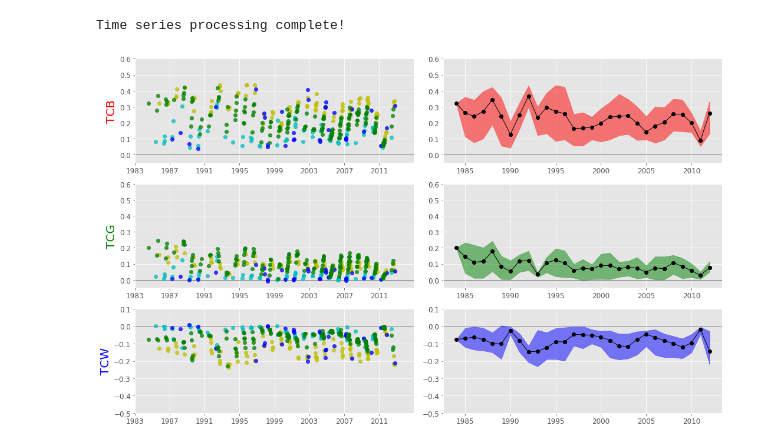
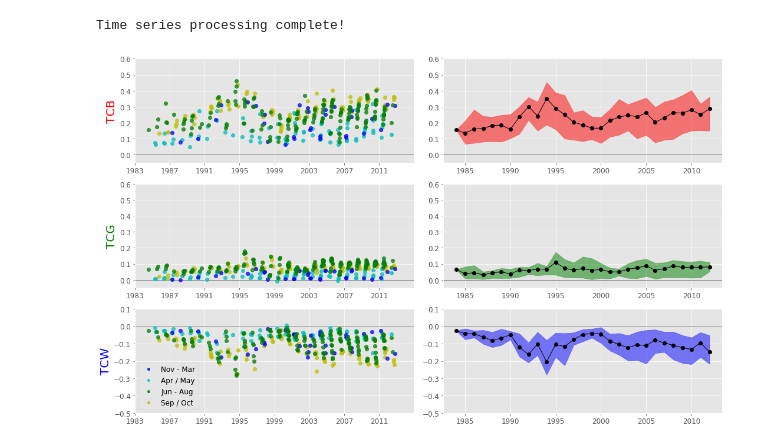
Before and after one commit to parevalo/dataviz, a Jupyter notebook: figures_general.ipynb, the cells around one changed output. Drawn from its saved outputs; the diff is of its cells as text; code cells hidden in the pictures.

Commit message:
added legend for seasonal symbology

```diff
--- a/figures_general.ipynb
+++ b/figures_general.ipynb
@@ -36,6 +36,17 @@ SEASONS = {
     'summer': ((6, 7, 8), 'g', 0.75,),
     'fall': ((9, 10), 'y', 0.75)
 }
+
+# SETUP LEGEND
+# TODO: Make this more general! Can use dictionary above
+winter = mlines.Line2D([], [], linewidth=0, color='b', marker='o',
+                          markersize=4, label='Nov - Mar', alpha=0.8)
+spring = mlines.Line2D([], [], linewidth=0, color='c', marker='o',
+                          markersize=4, label='Apr / May', alpha=0.8)
+summer = mlines.Line2D([], [], linewidth=0, color='g', marker='o',
+                          markersize=4, label='Jun - Aug', alpha=0.8)
+fall = mlines.Line2D([], [], linewidth=0, color='y', marker='o',
+                          markersize=4, label='Sep / Oct', alpha=0.8)
 # %%
 ## SPECIFY CONFIG FILE
 config_file = '/projectnb/landsat/users/valpasq/LCMS/stacks/p045r030/p045r030_config_LCMS.yaml'
@@ -47,9 +58,9 @@ cfg = parse_config_file(config_file)
 df = csvfile_to_dataframe(cfg['dataset']['input_file'], \
                           date_format=cfg['dataset']['date_format'])
 # %%
-# SPECIFY PIXEL ROW AND COLUMN
-py = 4881 # row
-px = 4368 # column
+# 4855 PIXEL ROW AND COLUMN
+py = 4855 # row
+px = 4195 # column
 name = 'Riverine' # pixel name (for plot titles)
 
 # SPECIFY DATES for vertical lines on TS figures
@@ -196,6 +207,7 @@ plt.xlim((xmin, xmax))
 #plt_mean = mlines.Line2D([], [], linewidth=0, color='k', marker='o',
 #                          markersize=5, label='mean')
 #plt.legend(handles=[plt_mean], fontsize=16, loc='best')
+plt.legend(handles=[winter, spring, summer, fall], fontsize=12)
 
 ### Summary view
 ax = fig.add_subplot(322)
@@ -258,31 +270,33 @@ ax = fig.add_subplot(325)
 plt.axhline(0, lw=0.5, color='k', ls='-') # add y=0 reference line
 months = np.array([d.month for d in dt_dates_fmask])
 for season_months, color, alpha in SEASONS.values():
     season_idx = np.in1d(months, season_months)
     plt.plot(dt_dates_fmask[season_idx], Y_fmask[9][season_idx], marker='o',
              mec=color, mfc=color, alpha=alpha, ls='')
 #TCW_mean_arr = np.asarray(TCW_mean)
 #for index, tcw in enumerate(TCW_mean):
 #    date = dt.date(year_group_fmask.groups.keys()[index], 6, 1)
 #    plt.plot(date, tcw, 'ko')
 plt.yticks(fontsize=12)
 plt.xticks(fontsize=12, rotation=0)
 plt.ylabel('TCW', fontsize=20, color='b')
 plt.ylim((-0.5, 0.1000))
 plt.xlim((xmin, xmax))
 
 ### Summary view
 ax = fig.add_subplot(326)
 plt.axhline(0, lw=0.5, color='k', ls='-') # add y=0 reference line
 plt.plot(TCW_mean, lw=1, color='k', ls='-', marker='o')
 plt.fill_between(TCW_iqr_H.keys().levels[0], TCW_iqr_H[:].values, TCW_iqr_L[:].values, color='b', alpha=0.5)
 plt.yticks(fontsize=12)
 plt.xticks(fontsize=12, rotation=0)
 plt.ylim((-0.5, 0.1000))
 
+
+
 # Save plots
 fig.tight_layout()
 plt.savefig('./example_data/{y}_{x}_TCpanel_{name}.png'.format(x=px, y=py, name=name))
 plt.show()
 # %% [output]
-[figure, old version]
+[figure, new version]
```
